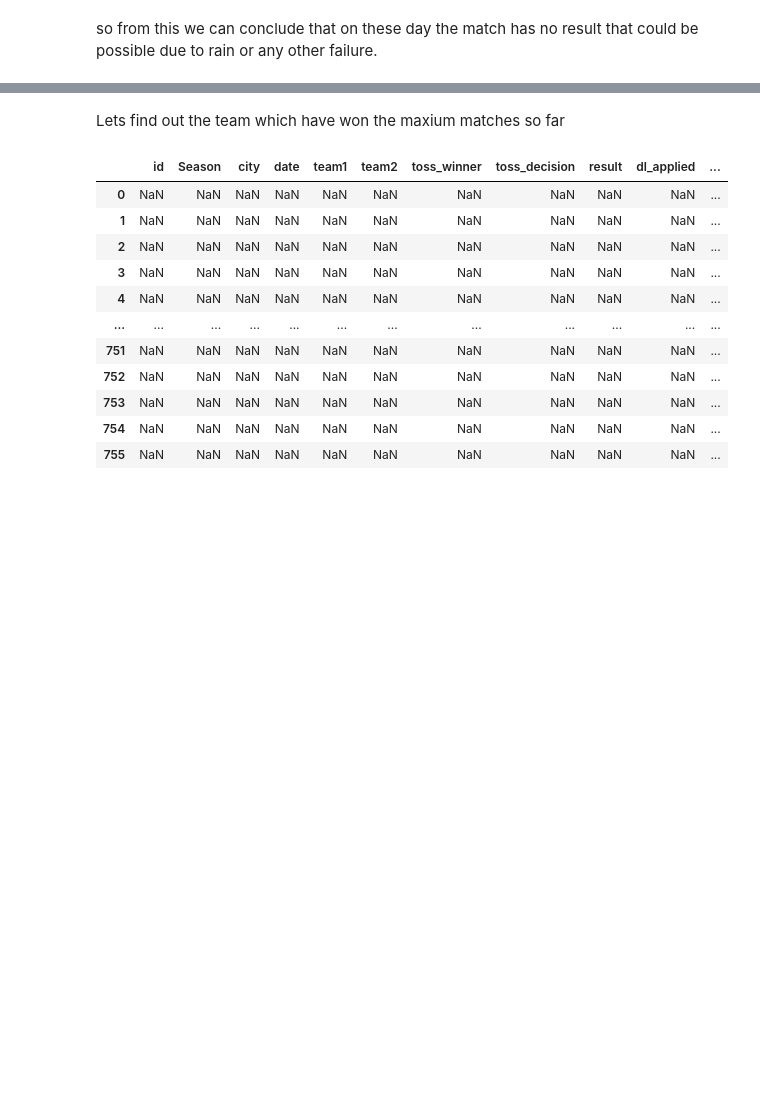
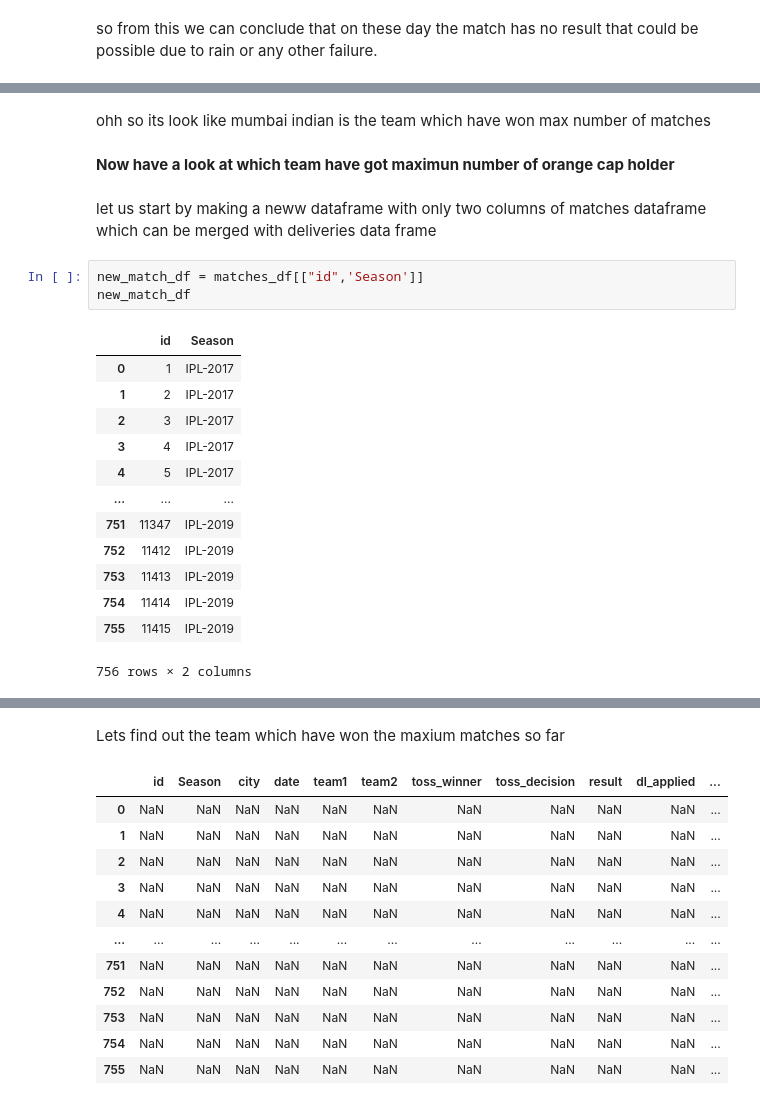
Before and after one commit to rajatpal00/-ABTN0104--IPL-T20-Cricket-Analysis-, a Jupyter notebook: Rajat_Kr_Pal_24_02_2021_[ABTN0104]_IPL_T20_Cricket_Analysis_Capstone_Project.ipynb, the cells around one changed output, grey strips where cells are left out. Saved outputs shown, nothing was run; the diff lists cells and outputs as text; blank space fills up the shorter version.

```diff
--- a/Rajat_Kr_Pal_24_02_2021_[ABTN0104]_IPL_T20_Cricket_Analysis_Capstone_Project.ipynb
+++ b/Rajat_Kr_Pal_24_02_2021_[ABTN0104]_IPL_T20_Cricket_Analysis_Capstone_Project.ipynb
@@ -90,0 +130,23 @@ match_546[match_546["inning"]==2]
+# %% [markdown]
+ohh so its look like mumbai indian is the team which have won max number of matches
+# %% [markdown]
+**Now have a look at which team have got maximun number of orange cap holder**
+# %% [markdown]
+let us start by making a neww dataframe with only two columns of matches dataframe which can be merged with deliveries data frame
+# %%
+new_match_df = matches_df[["id",'Season']]
+new_match_df
+# %% [output]
+|  | id | Season |
+| 0 | 1 | IPL-2017 |
+| 1 | 2 | IPL-2017 |
+| 2 | 3 | IPL-2017 |
+| 3 | 4 | IPL-2017 |
+| 4 | 5 | IPL-2017 |
+| ... | ... | ... |
+| 751 | 11347 | IPL-2019 |
+| 752 | 11412 | IPL-2019 |
+| 753 | 11413 | IPL-2019 |
+| 754 | 11414 | IPL-2019 |
+| 755 | 11415 | IPL-2019 |
+756 rows × 2 columns
```
Also changed, not shown: parts of 18 cells of this notebook.
